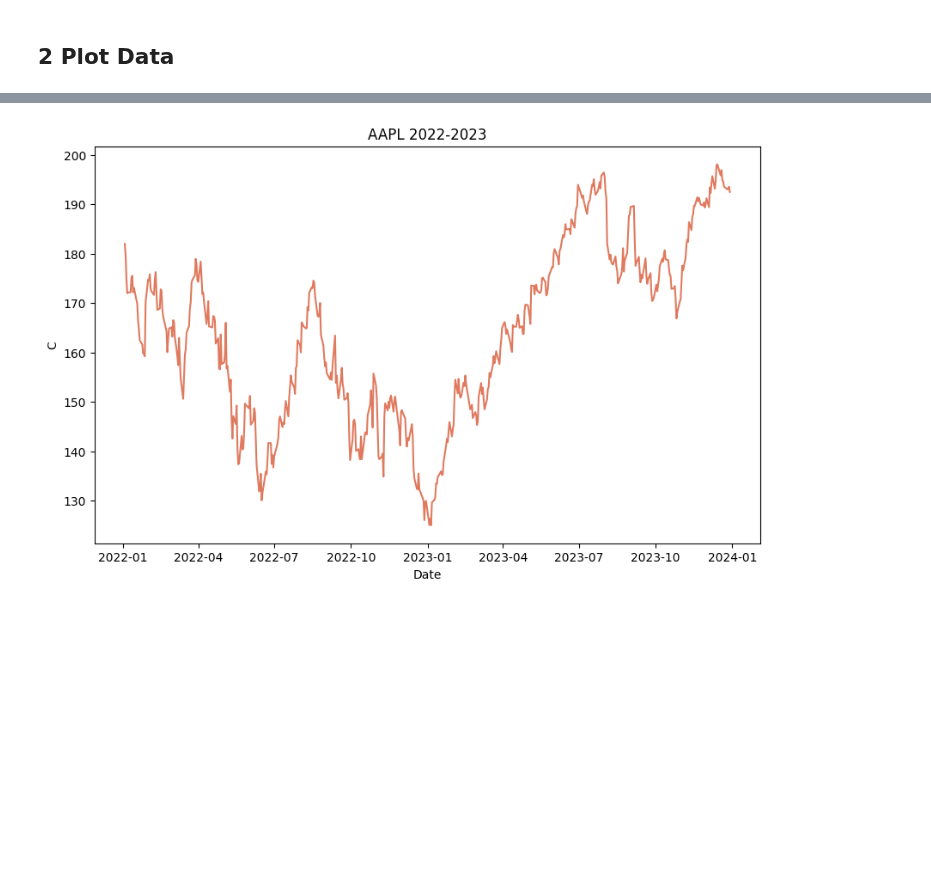
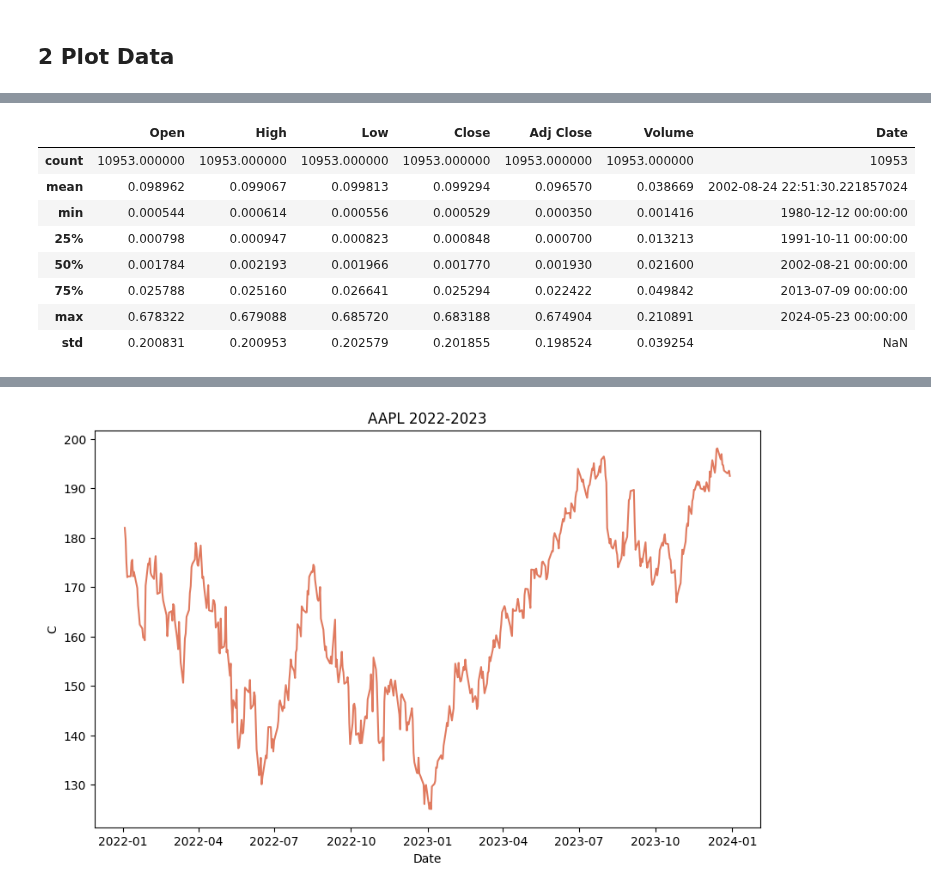
Before and after one commit to arneallwardt/time_series_data_augmentation, a Jupyter notebook: experiments.ipynb, the cells around one changed output, grey strips where cells are left out. Cells and saved outputs as stored; diff of their text form; code cells hidden in the pictures; blank space fills up the shorter version.

```diff
--- a/experiments.ipynb
+++ b/experiments.ipynb
@@ -62,0 +30,2 @@ NameError: name 'load_time_series' is not defined
+# %%
+aapl_real = load_complete_time_series(REAL_DATA_FOLDER / "AAPL_complete.csv")
@@ -64,0 +76,12 @@ NameError: name 'load_time_series' is not defined
+# %%
+aapl_time_gan.describe()
+# %% [output]
+|  | Open | High | Low | Close | Adj Close | Volume | Date |
+| count | 10953.000000 | 10953.000000 | 10953.000000 | 10953.000000 | 10953.000000 | 10953.000000 | 10953 |
+| mean | 0.098962 | 0.099067 | 0.099813 | 0.099294 | 0.096570 | 0.038669 | 2002-08-24 22:51:30.221857024 |
+| min | 0.000544 | 0.000614 | 0.000556 | 0.000529 | 0.000350 | 0.001416 | 1980-12-12 00:00:00 |
+| 25% | 0.000798 | 0.000947 | 0.000823 | 0.000848 | 0.000700 | 0.013213 | 1991-10-11 00:00:00 |
+| 50% | 0.001784 | 0.002193 | 0.001966 | 0.001770 | 0.001930 | 0.021600 | 2002-08-21 00:00:00 |
+| 75% | 0.025788 | 0.025160 | 0.026641 | 0.025294 | 0.022422 | 0.049842 | 2013-07-09 00:00:00 |
+| max | 0.678322 | 0.679088 | 0.685720 | 0.683188 | 0.674904 | 0.210891 | 2024-05-23 00:00:00 |
+| std | 0.200831 | 0.200953 | 0.202579 | 0.201855 | 0.198524 | 0.039254 | NaN |
```
Also changed, not shown: parts of 18 cells of this notebook, 11 other files.
